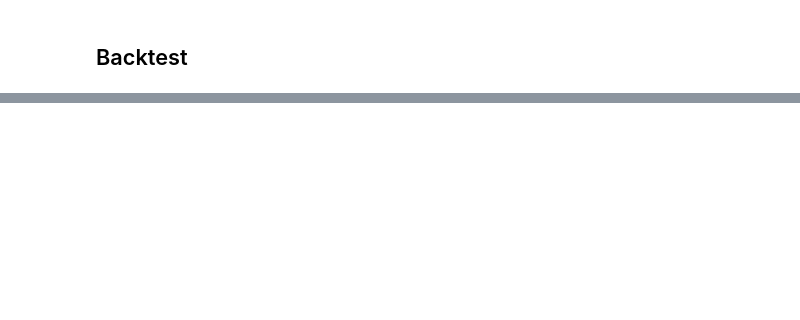
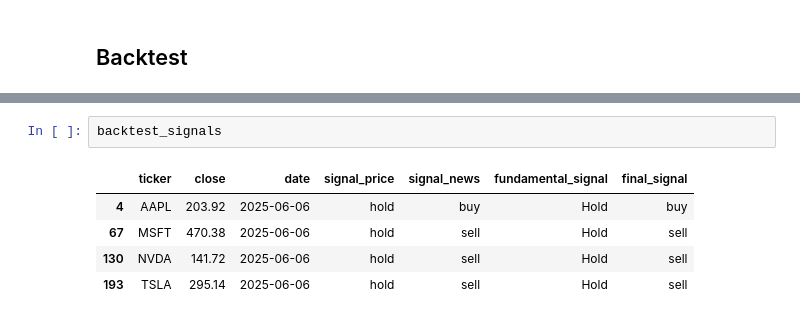
Before and after one commit to nguan1/agent1, a Jupyter notebook: main_notebook.ipynb, the cells around one changed output, grey strips where cells are left out. Drawn from its saved outputs; the diff is of its cells as text; blank space fills up the shorter version.

```diff
--- a/main_notebook.ipynb
+++ b/main_notebook.ipynb
@@ -312,0 +442,8 @@ Name: date, dtype: datetime64[ns]
+# %%
+backtest_signals
+# %% [output]
+|  | ticker | close | date | signal_price | signal_news | fundamental_signal | final_signal |
+| 4 | AAPL | 203.92 | 2025-06-06 | hold | buy | Hold | buy |
+| 67 | MSFT | 470.38 | 2025-06-06 | hold | sell | Hold | sell |
+| 130 | NVDA | 141.72 | 2025-06-06 | hold | sell | Hold | sell |
+| 193 | TSLA | 295.14 | 2025-06-06 | hold | sell | Hold | sell |
```
Also changed, not shown: parts of 35 cells of this notebook, 7 other files.
